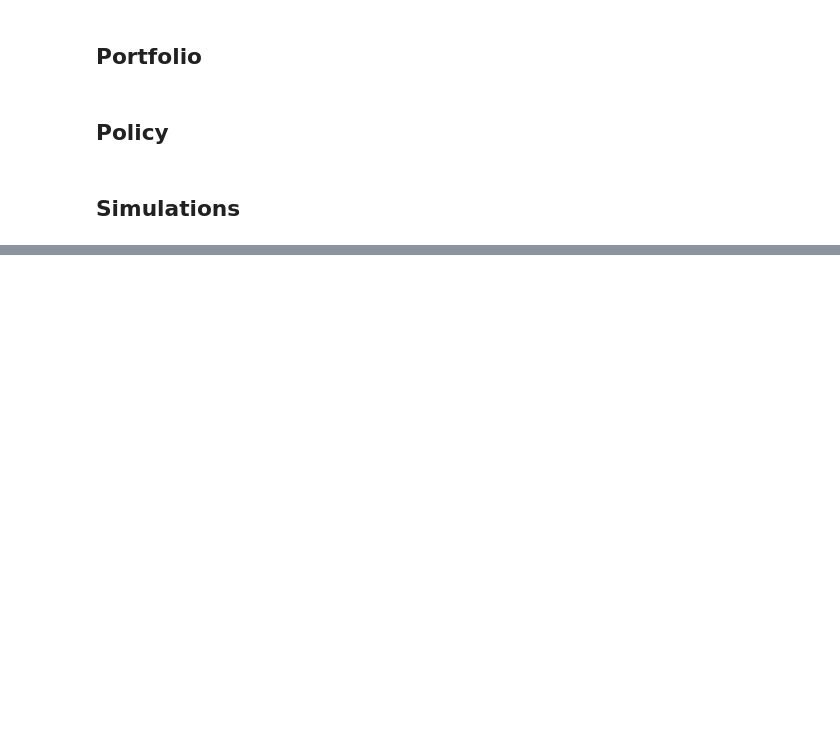
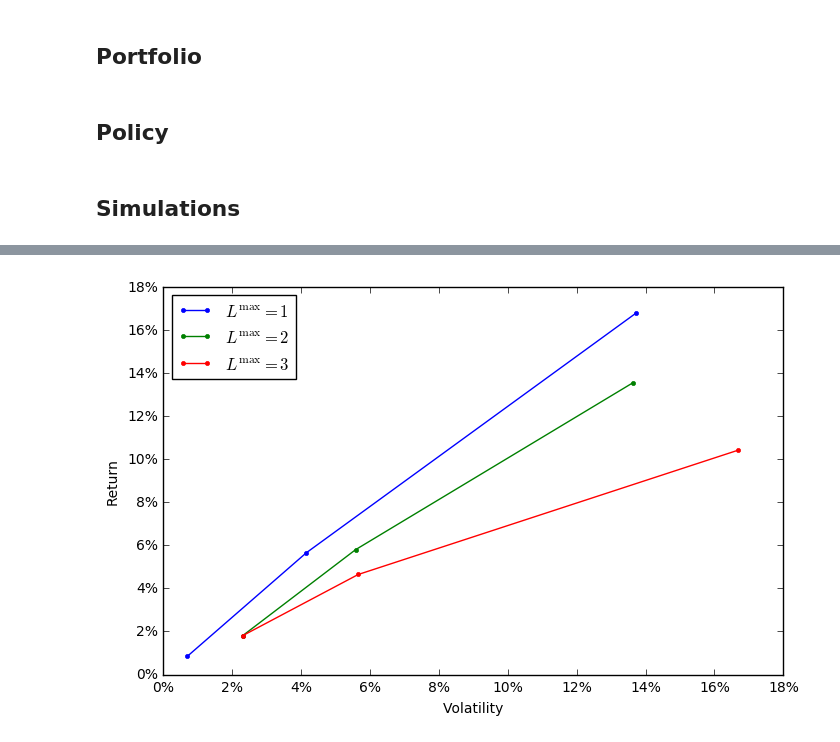
Before and after one commit to cvxgrp/cvxportfolio, a Jupyter notebook: ConstraintsExample.ipynb, the cells around one changed output, grey strips where cells are left out. Drawn from its saved outputs; the diff is of its cells as text; code cells hidden in the pictures; blank space fills up the shorter version.

Commit message:
done constraints example

```diff
--- a/ConstraintsExample.ipynb
+++ b/ConstraintsExample.ipynb
@@ -69,12 +65,15 @@ p_0 = 1E8*p
 ## Policy
 # %%
 gamma_tcost=1.
-leverages=[1, 1.5, 2, 2.5, 3]
-policies=[SinglePeriodOpt(alpha_model, [.5*risk_model, gamma_tcost*simulated_tcost],
-                          [LeverageLimit(l)]) for l in leverages]
+policies={}
+for lev in [1, 1.5, 2, 2.5, 3]:
+    for risk in [.5,10,100, 1000] :
+        policies[(risk, lev)] = \
+                SinglePeriodOpt(alpha_model, [risk*risk_model, gamma_tcost*simulated_tcost],
+                                [LeverageLimit(lev)])
 # %% [markdown]
 ## Simulations
 # %%
-results_s = pd.Series(index=leverages, data=simulator.run_multiple_backtest(p_0, start_time = "2012-01-01",
-                                              end_time = "2016-12-31",
-                                             policies=policies, parallel=True))
+results=dict(zip(policies.keys(),
+                 simulator.run_multiple_backtest(p_0, start_time="2012-01-01",end_time="2016-12-31",
+                                              policies=policies.values(), parallel=True)))
@@ -80,0 +121,28 @@ results_s = pd.Series(index=leverages, data=simulator.run_multiple_backtest(p_0,
+# %%
+result_df=pd.DataFrame()
+for k in results:
+    result_df.loc[k[0], float(k[1])]= results[k]
+result_df.index.name = 'gamma_risk'
+result_df.columns.name = 'leverage'
+result_df = result_df.reindex(index=sorted(result_df.index),columns=sorted(result_df.columns))
+# %%
+result_df=result_df.loc[result_df.index[:3]]
+result_df=result_df[[1,2,3]]
+# %%
+plt.figure(figsize=(8,5))
+for leverage in result_df.columns:
+    x = [100*result_df.loc[(i, leverage)].volatility for i in result_df.index]
+    y = [100*result_df.loc[(i, leverage)].mean_return for i in result_df.index]
+    plt.plot(np.array(x),np.array(y), '.-', label=r'$L^\mathrm{max} = %g$'%leverage)
+plt.legend(loc='upper left')
+plt.xlabel('Volatility')
+plt.ylabel('Return')
+
+import matplotlib.ticker as mtick
+ax = plt.gca()
+ax.xaxis.set_major_formatter(mtick.FormatStrFormatter('%g%%'))
+ax.yaxis.set_major_formatter(mtick.FormatStrFormatter('%g%%'))
+
+plt.savefig(plotdir+'constr_riskrewardfrontier.png')
+# %% [output]
+[figure, added]
```
Also changed, not shown: parts of 29 cells of this notebook.
